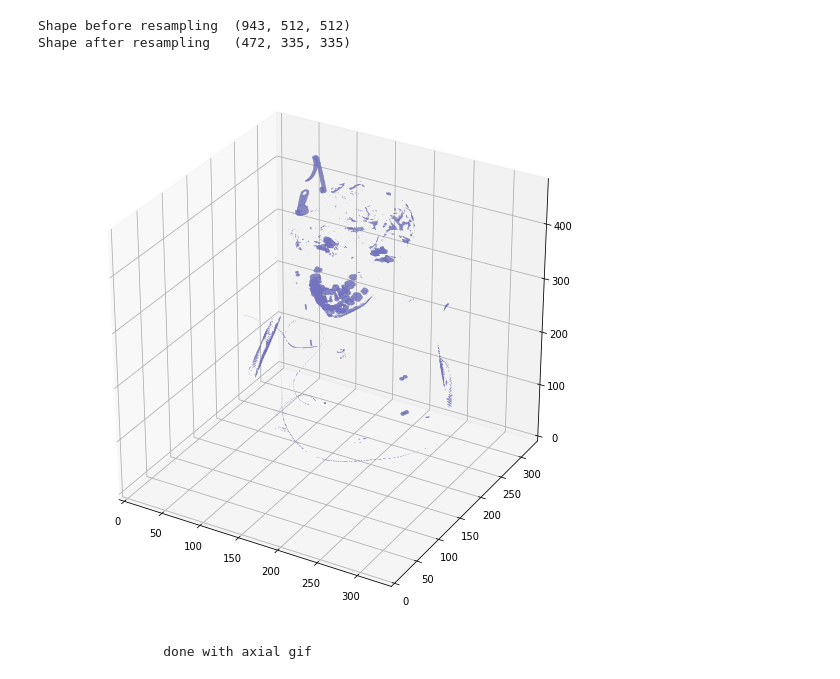
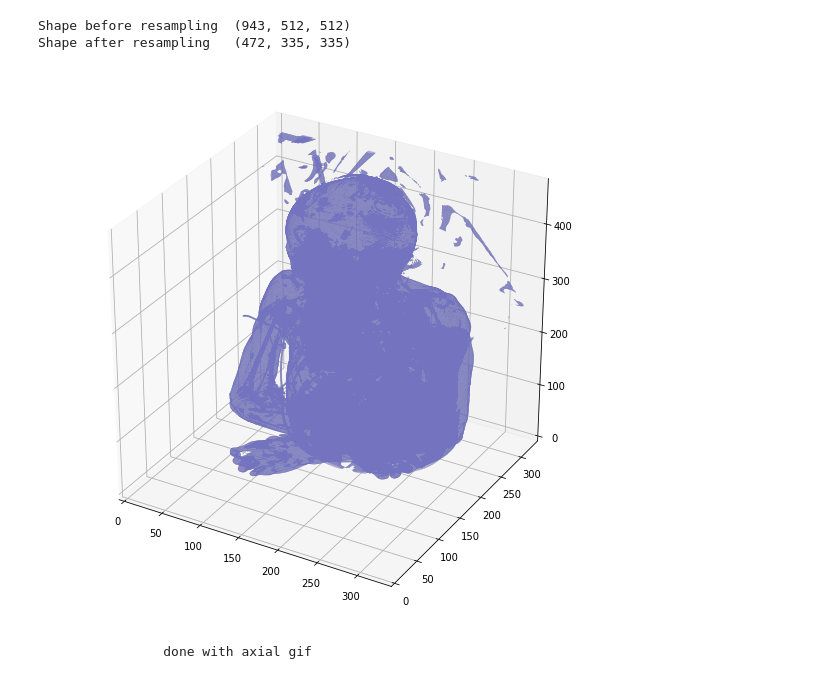
Before and after one commit to PlayWeird/utooth, a Jupyter notebook: preprocessing_dicom.ipynb, the cells around one changed output. Saved outputs shown, nothing was run; the diff lists cells and outputs as text; code cells hidden in the pictures.

```diff
--- a/preprocessing_dicom.ipynb
+++ b/preprocessing_dicom.ipynb
@@ -90,7 +90,7 @@ print("Shape after resampling\t", pix_resampled.shape)
 Shape before resampling  (943, 512, 512)
 Shape after resampling   (472, 335, 335)
 # %%
-def plot_3d(image, threshold=-300):
+def plot_3d(image, threshold=0):
     # Position the scan upright,
     # so the head of the patient would be at the top facing the camera
     p = image.transpose(2, 1, 0)
@@ -111,10 +111,14 @@ def plot_3d(image, threshold=-300):
     ax.set_zlim(0, p.shape[2])
 
     plt.show()
-# %%
-plot_3d(pix_resampled, 1200)
-# %% [output]
-[figure, removed]
+# %%
+# plot_3d(pix_resampled, 0)
+# plot_3d(pix_resampled, 500)
+# plot_3d(pix_resampled, 900)
+# plot_3d(pix_resampled, 1200)
+plot_3d(pix_resampled, 0)
+# %% [output]
+[figure, added]
 # %%
 def make_gifs(ctvol, outprefix, chosen_views):
     """Save GIFs of the <ctvol> in the axial, sagittal, and coronal planes.
```
Also changed, not shown: parts of 11 cells of this notebook.
